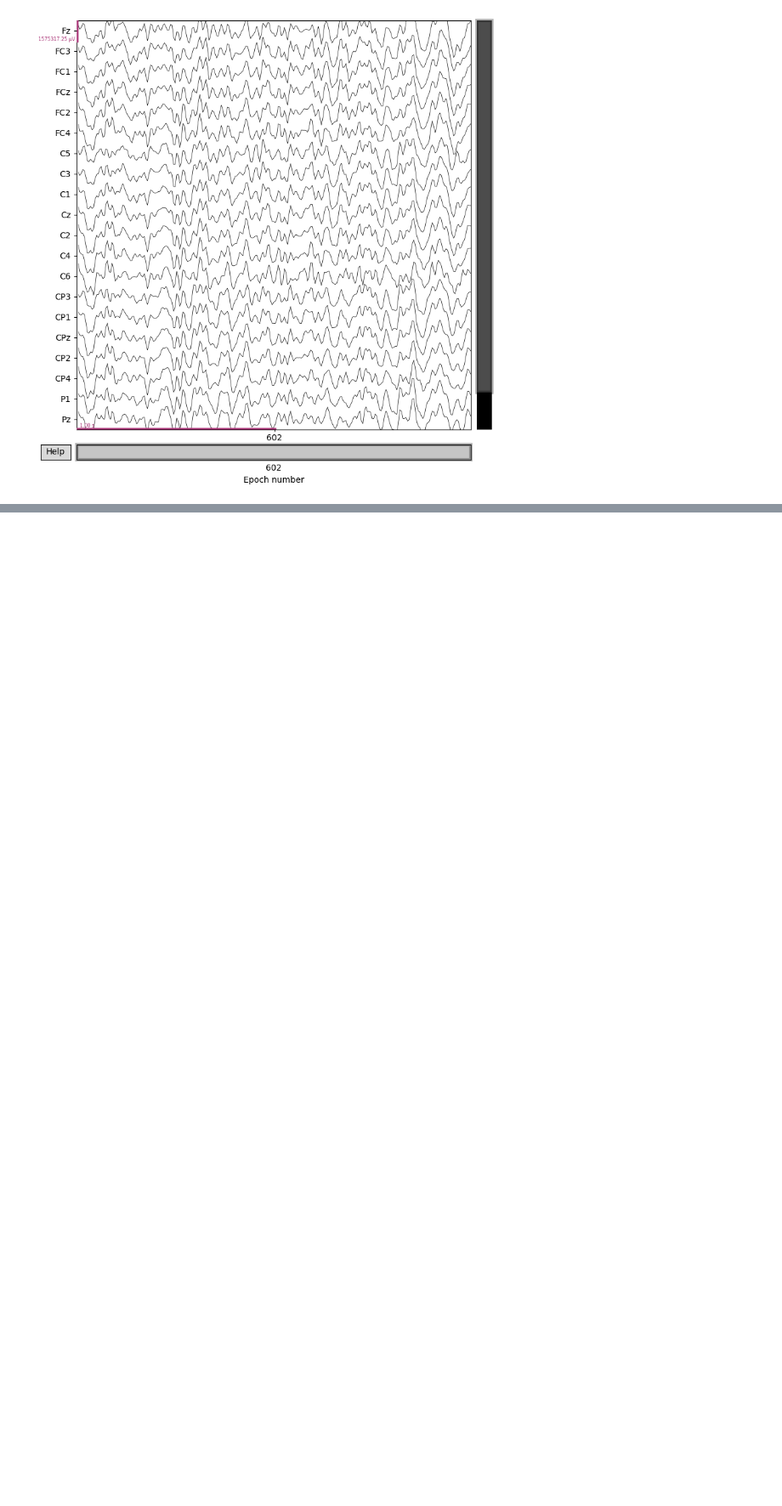
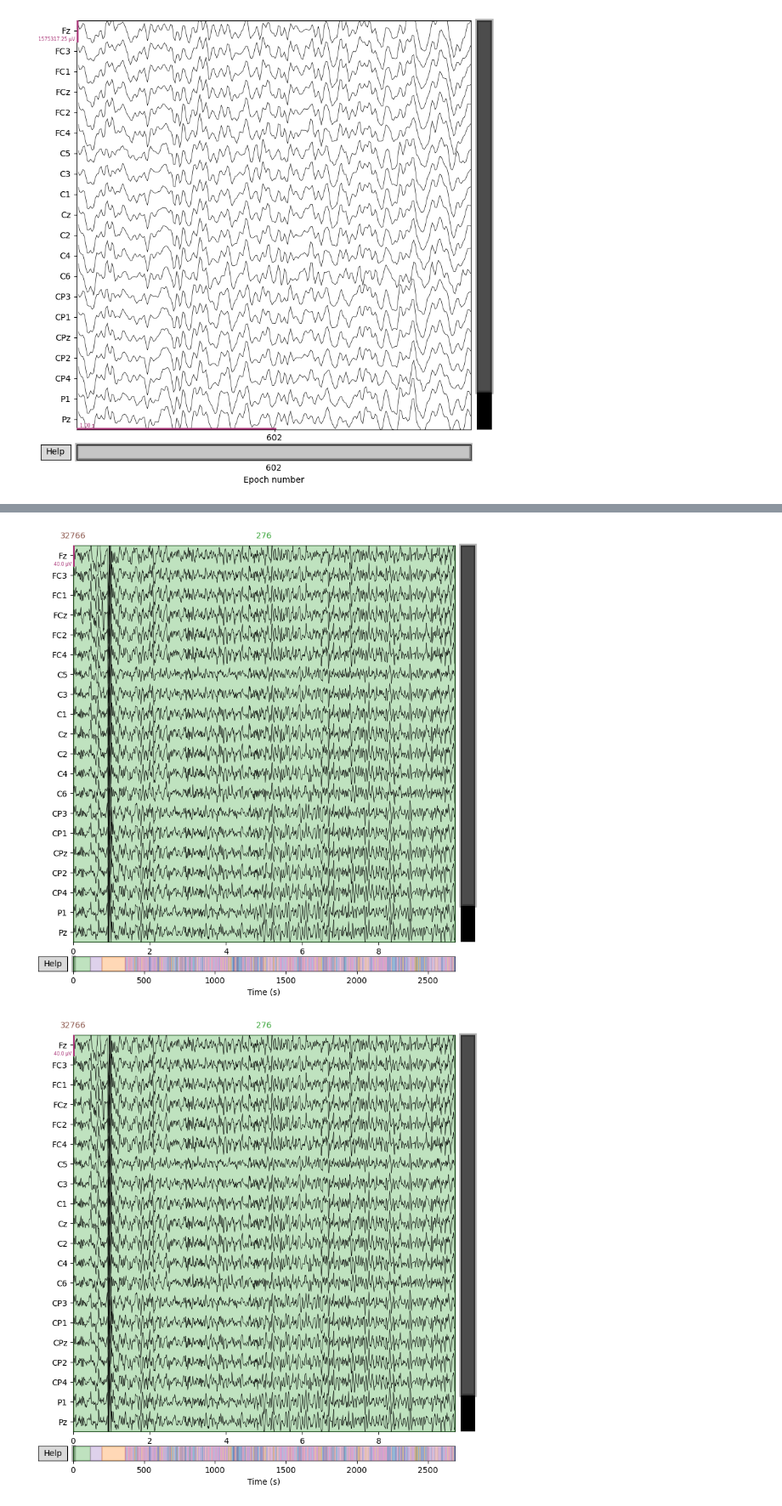
Before and after one commit to PraKesEy/EEGNetReplication, a Jupyter notebook: notebooks/02_preprocessing_pipeline.ipynb, the cells around one changed output, grey strips where cells are left out. Shown at 85% size. Cells and saved outputs as stored; diff of their text form; code cells hidden in the pictures; blank space fills up the shorter version.

```diff
--- a/notebooks/02_preprocessing_pipeline.ipynb
+++ b/notebooks/02_preprocessing_pipeline.ipynb
@@ -341,0 +375,5 @@ epocsT_std[287].plot(scalings='auto', title='Pre-processed EEG Data', show=True,
+# %%
+rawA01T.plot( title='Raw EEG Data', show=True, block=True)
+# %% [output]
+[figure, added]
+[figure, added]
```
Also changed, not shown: parts of 7 cells of this notebook.
